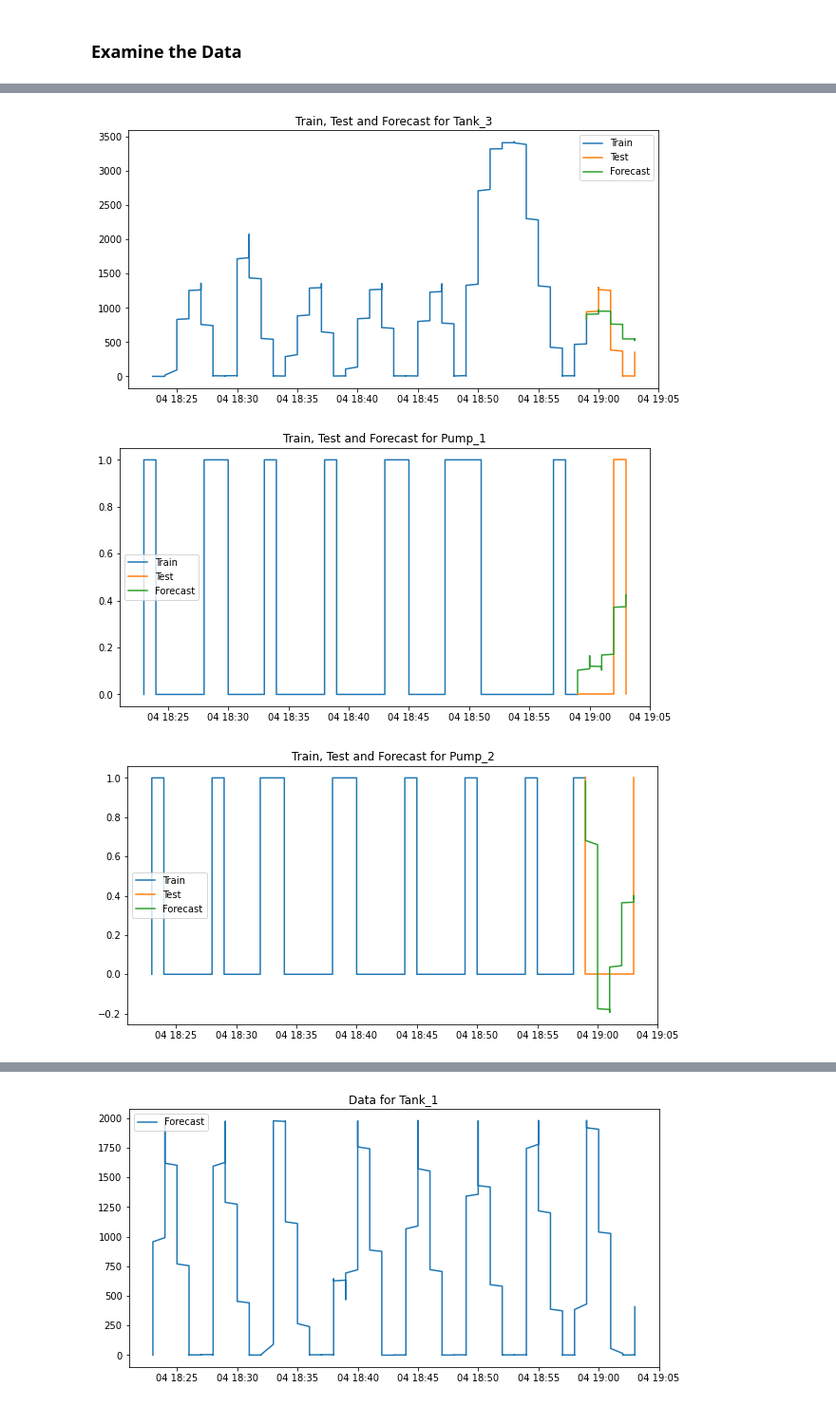
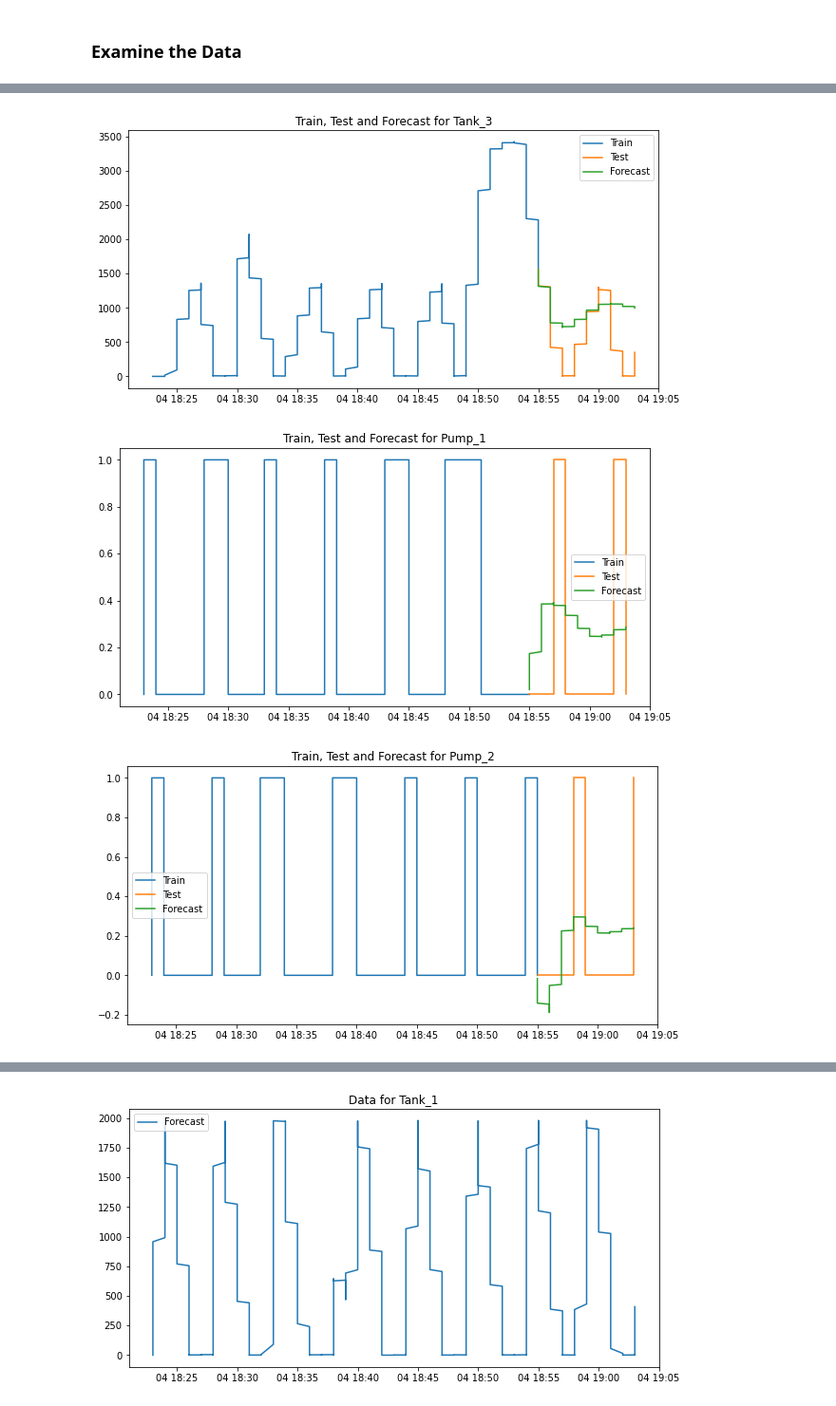
Before and after one commit to hayatu4islam/Adaptive_Fault_Detection, a Jupyter notebook: VAR-Model-for-Water-Tank-Reduced2test.ipynb, the cells around one changed output, grey strips where cells are left out. Shown at 95% size. Cells and saved outputs as stored; diff of their text form; code cells hidden in the pictures.

```diff
--- a/VAR-Model-for-Water-Tank-Reduced2test.ipynb
+++ b/VAR-Model-for-Water-Tank-Reduced2test.ipynb
@@ -4,25 +4,25 @@
 import pandas as pd
 import numpy as np
 from statsmodels.tsa.api import VAR
-from sklearn.metrics import mean_squared_error
+from sklearn.metrics import mean_squared_error, mean_absolute_error, r2_score
 import matplotlib.pyplot as plt
-from sklearn.preprocessing import MinMaxScaler
+# from sklearn.preprocessing import MinMaxScaler
 
 # Load and preprocess data
 file_name = 'phy_cps.csv'
 # file_name = 'waterTank_Golden_reduced.csv'
 data = pd.read_csv(file_name, index_col=0, parse_dates=True)
-data = df.dropna()
+data = data.dropna()
 
 # Split data into training and testing sets
-train_size = int(len(df) * 0.9)
+train_size = int(len(data) * 0.8)
 train, test = data.iloc[:train_size], data.iloc[train_size:]
 # train, test = data[:train_size], data[train_size:]
 
 # Fit the VAR model
 model = VAR(train)
 # model_fitted = model.fit(maxlags=15, ic='aic')
-model_fitted = model.fit(maxlags=25, ic='aic')
+model_fitted = model.fit(maxlags=15, ic='aic')
 
 # Make forecasts
 lag_order = model_fitted.k_ar
@@ -34,9 +34,15 @@ forecast_df = pd.DataFrame(forecast, index=test.index, columns=test.columns)
 # Evaluate forecasts
 results = {}
 for col in test.columns:
+    mse = mean_squared_error(test[col], forecast_df[col])
     rmse = np.sqrt(mean_squared_error(test[col], forecast_df[col]))
+    mae = mean_absolute_error(test[col], forecast_df[col])
+    r2score = r2_score(test[col], forecast_df[col])
     results[col] = rmse
+    print(f'MSE for {col}: {mse}')
     print(f'RMSE for {col}: {rmse}')
+    print(f'MAE for {col}: {mae}')
+    print(f'R2 Score for {col}: {r2score}\n')
 
 # Plot results
 for col in test.columns:
@@ -62,3 +79,3 @@ RMSE for Flow_sensor: 1947.5595888931111
-[figure, old version]
+[figure, new version]
-[figure, old version]
+[figure, new version]
-[figure, old version]
+[figure, new version]
```
Also changed, not shown: parts of 3 cells of this notebook.
